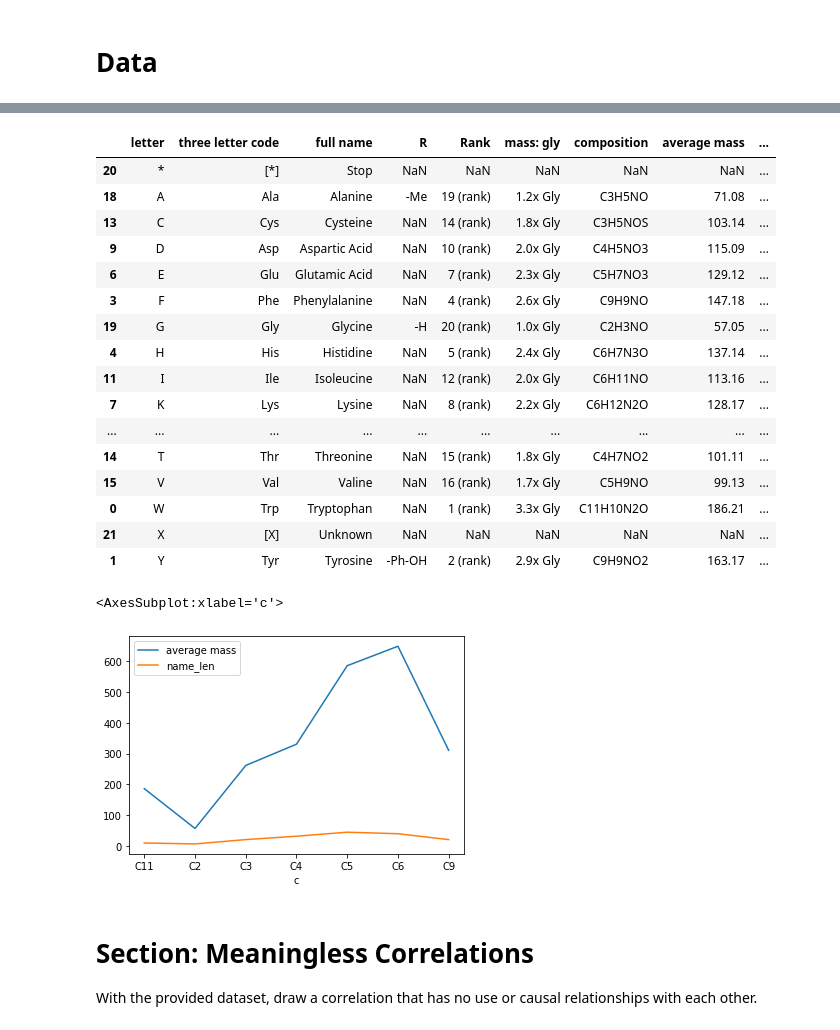
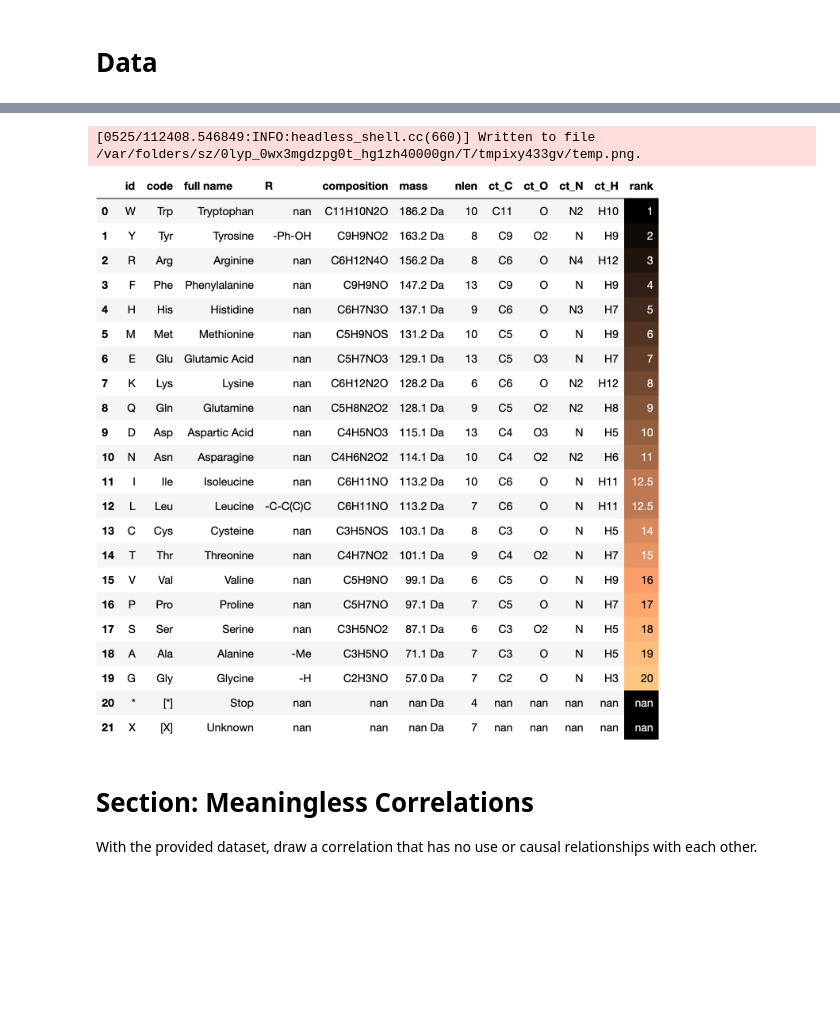
Before and after one commit to jsteinbecker/sars-cov-2, a Jupyter notebook: Data/Structural Biology/Amino Acids/aa.ipynb, the cells around one changed output, grey strips where cells are left out. Saved outputs shown, nothing was run; the diff lists cells and outputs as text; code cells hidden in the pictures; blank space fills up the shorter version.

```diff
--- a/Data/Structural Biology/Amino Acids/aa.ipynb
+++ b/Data/Structural Biology/Amino Acids/aa.ipynb
@@ -35 +72,7 @@ df
+# %%
+dfi.export(df2,"DF2.png")
+Image("DF2.png",height=500)
+# %% [output]
+[0525/112408.546849:INFO:headless_shell.cc(660)] Written to file /var/folders/sz/0lyp_0wx3mgdzpg0t_hg1zh40000gn/T/tmpixy433gv/temp.png.
+[figure, added]
 # %%
@@ -37,31 +80,4 @@ xyline = np.linspace(min(df.name_len),max(df.name_len),int(max(mass)))
 # xyline is a line that bisects the xy plane across the x=y coords
-# %%
-x = df.sort_values('letter')
-x
-# %% [output]
-|  | letter | three letter code | full name | R | Rank | mass: gly | composition | average mass | ... |
-| 20 | * | [*] | Stop | NaN | NaN | NaN | NaN | NaN | ... |
-| 18 | A | Ala | Alanine | -Me | 19 (rank) | 1.2x Gly | C3H5NO | 71.08 | ... |
-| 13 | C | Cys | Cysteine | NaN | 14 (rank) | 1.8x Gly | C3H5NOS | 103.14 | ... |
-| 9 | D | Asp | Aspartic Acid | NaN | 10 (rank) | 2.0x Gly | C4H5NO3 | 115.09 | ... |
-| 6 | E | Glu | Glutamic Acid | NaN | 7 (rank) | 2.3x Gly | C5H7NO3 | 129.12 | ... |
-| 3 | F | Phe | Phenylalanine | NaN | 4 (rank) | 2.6x Gly | C9H9NO | 147.18 | ... |
-| 19 | G | Gly | Glycine | -H | 20 (rank) | 1.0x Gly | C2H3NO | 57.05 | ... |
-| 4 | H | His | Histidine | NaN | 5 (rank) | 2.4x Gly | C6H7N3O | 137.14 | ... |
-| 11 | I | Ile | Isoleucine | NaN | 12 (rank) | 2.0x Gly | C6H11NO | 113.16 | ... |
-| 7 | K | Lys | Lysine | NaN | 8 (rank) | 2.2x Gly | C6H12N2O | 128.17 | ... |
-| ... | ... | ... | ... | ... | ... | ... | ... | ... | ... |
-| 14 | T | Thr | Threonine | NaN | 15 (rank) | 1.8x Gly | C4H7NO2 | 101.11 | ... |
-| 15 | V | Val | Valine | NaN | 16 (rank) | 1.7x Gly | C5H9NO | 99.13 | ... |
-| 0 | W | Trp | Tryptophan | NaN | 1 (rank) | 3.3x Gly | C11H10N2O | 186.21 | ... |
-| 21 | X | [X] | Unknown | NaN | NaN | NaN | NaN | NaN | ... |
-| 1 | Y | Tyr | Tyrosine | -Ph-OH | 2 (rank) | 2.9x Gly | C9H9NO2 | 163.17 | ... |
-# %%
-gdf = df.groupby("c").sum()
-gdf.plot()
-# %% [output]
-<AxesSubplot:xlabel='c'>
-[figure, removed]
 # %% [markdown]
 # Section: Meaningless Correlations
 With the provided dataset, draw a correlation that has no use or causal relationships with each other.
```
Also changed, not shown: parts of 10 cells of this notebook, 5 other files.
